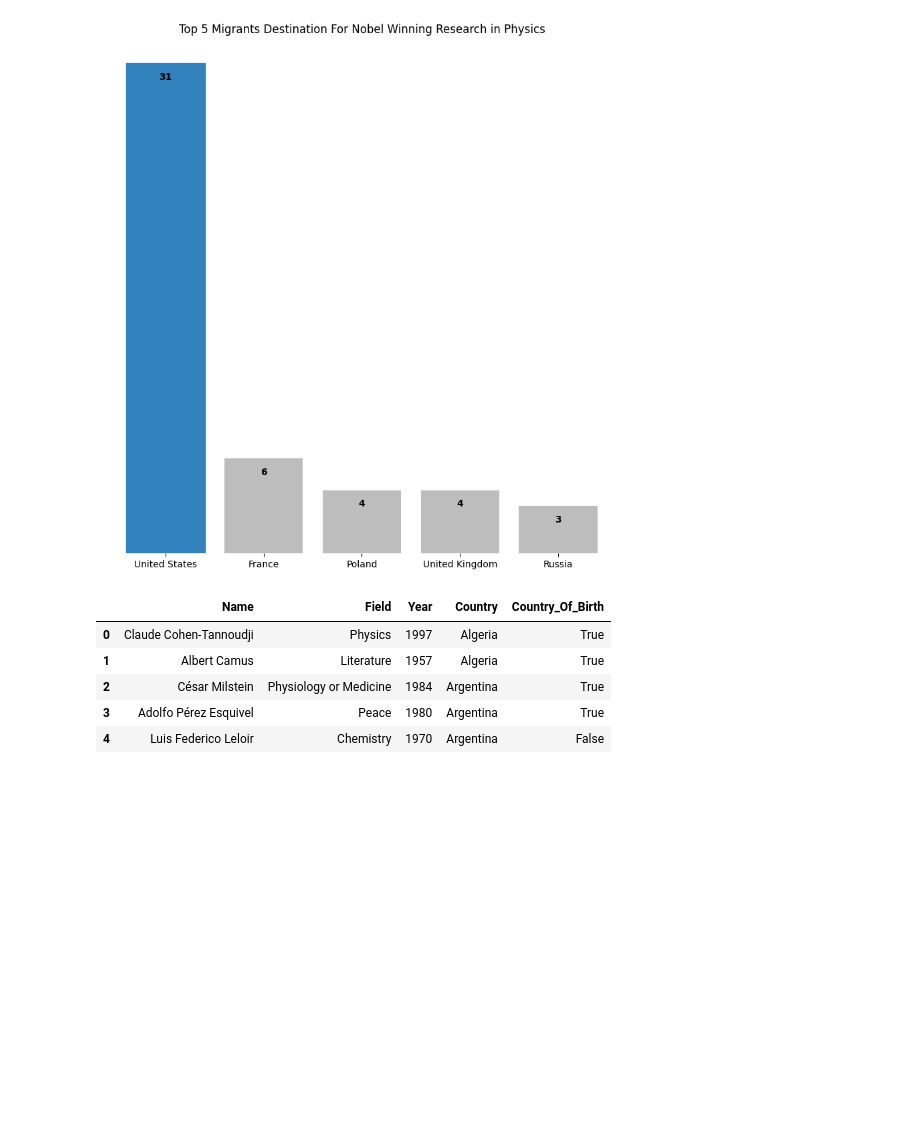
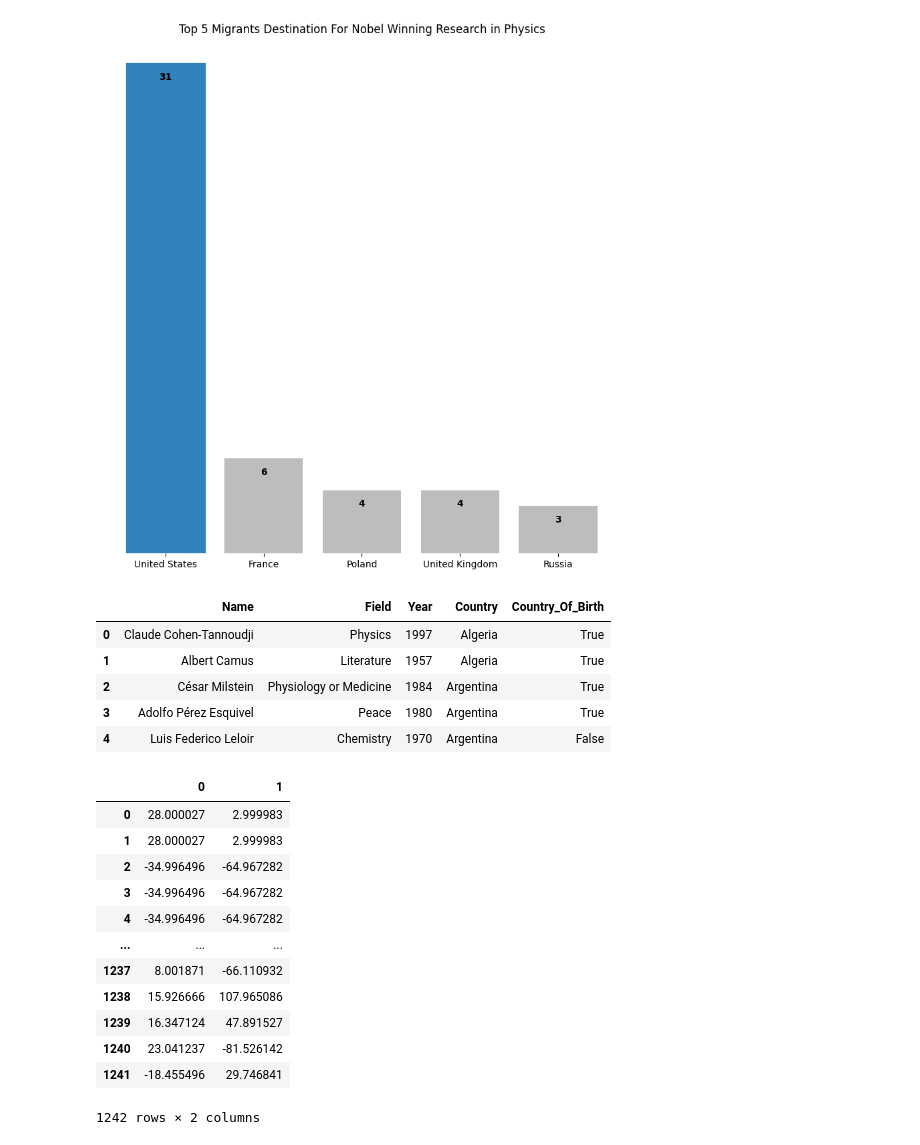
Before and after one commit to adelvictor/Nobel-Laureate, a Jupyter notebook: NobelLaureates.ipynb, the cells around one changed output. Cells and saved outputs as stored; diff of their text form; code cells hidden in the pictures; blank space fills up the shorter version.

```diff
--- a/NobelLaureates.ipynb
+++ b/NobelLaureates.ipynb
@@ -296,3 +295,19 @@ for country in countries:
     except:
         pass
+# %%
+LaureateCountryDF["Country"].apply(lambda x: pd.Series((CountriesFullAddress[x].latitude, CountriesFullAddress[x].longitude)))
+# %% [output]
+|  | 0 | 1 |
+| 0 | 28.000027 | 2.999983 |
+| 1 | 28.000027 | 2.999983 |
+| 2 | -34.996496 | -64.967282 |
+| 3 | -34.996496 | -64.967282 |
+| 4 | -34.996496 | -64.967282 |
+| ... | ... | ... |
+| 1237 | 8.001871 | -66.110932 |
+| 1238 | 15.926666 | 107.965086 |
+| 1239 | 16.347124 | 47.891527 |
+| 1240 | 23.041237 | -81.526142 |
+| 1241 | -18.455496 | 29.746841 |
+1242 rows × 2 columns
 # %%
```
Also changed, not shown: parts of 9 cells of this notebook, 6 other files.
